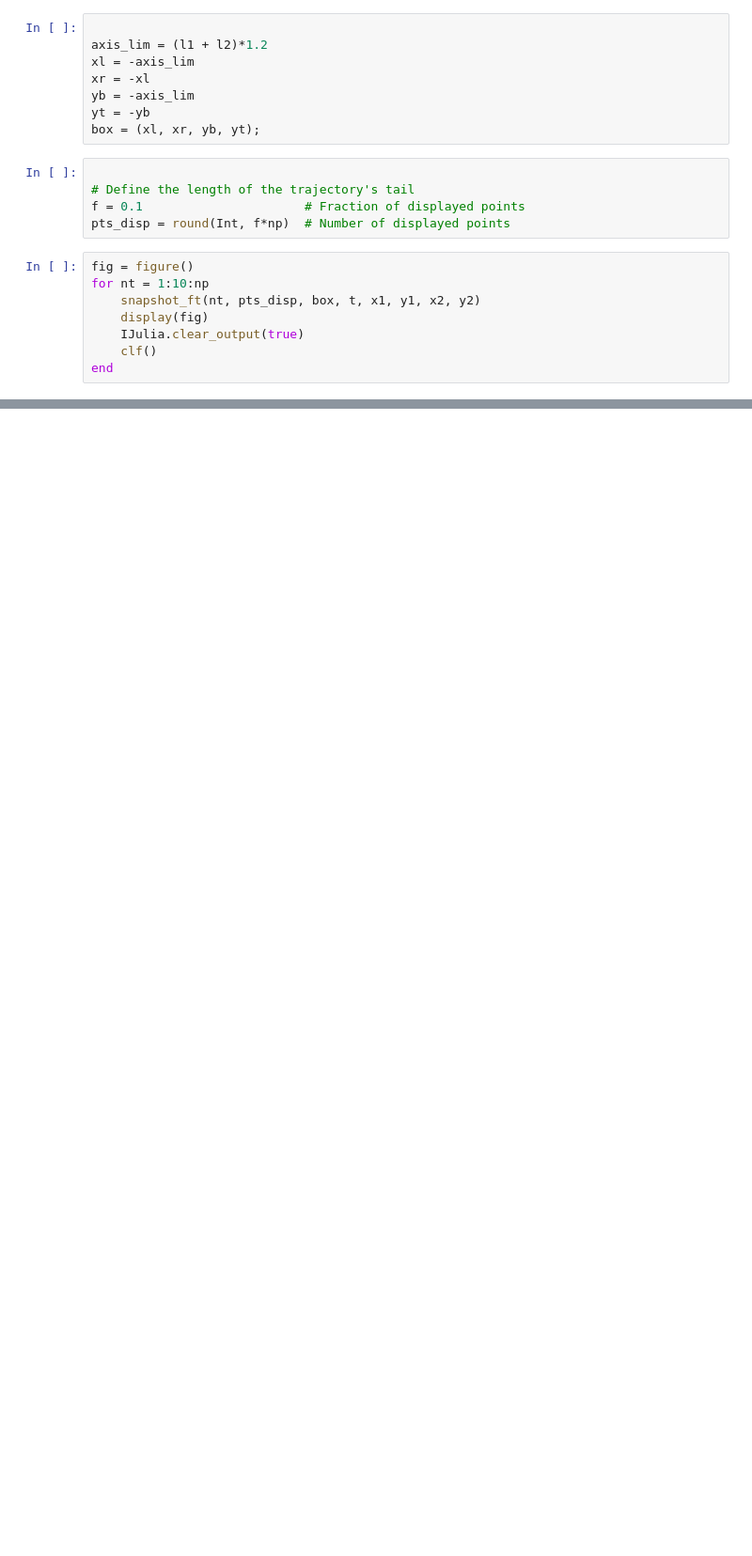
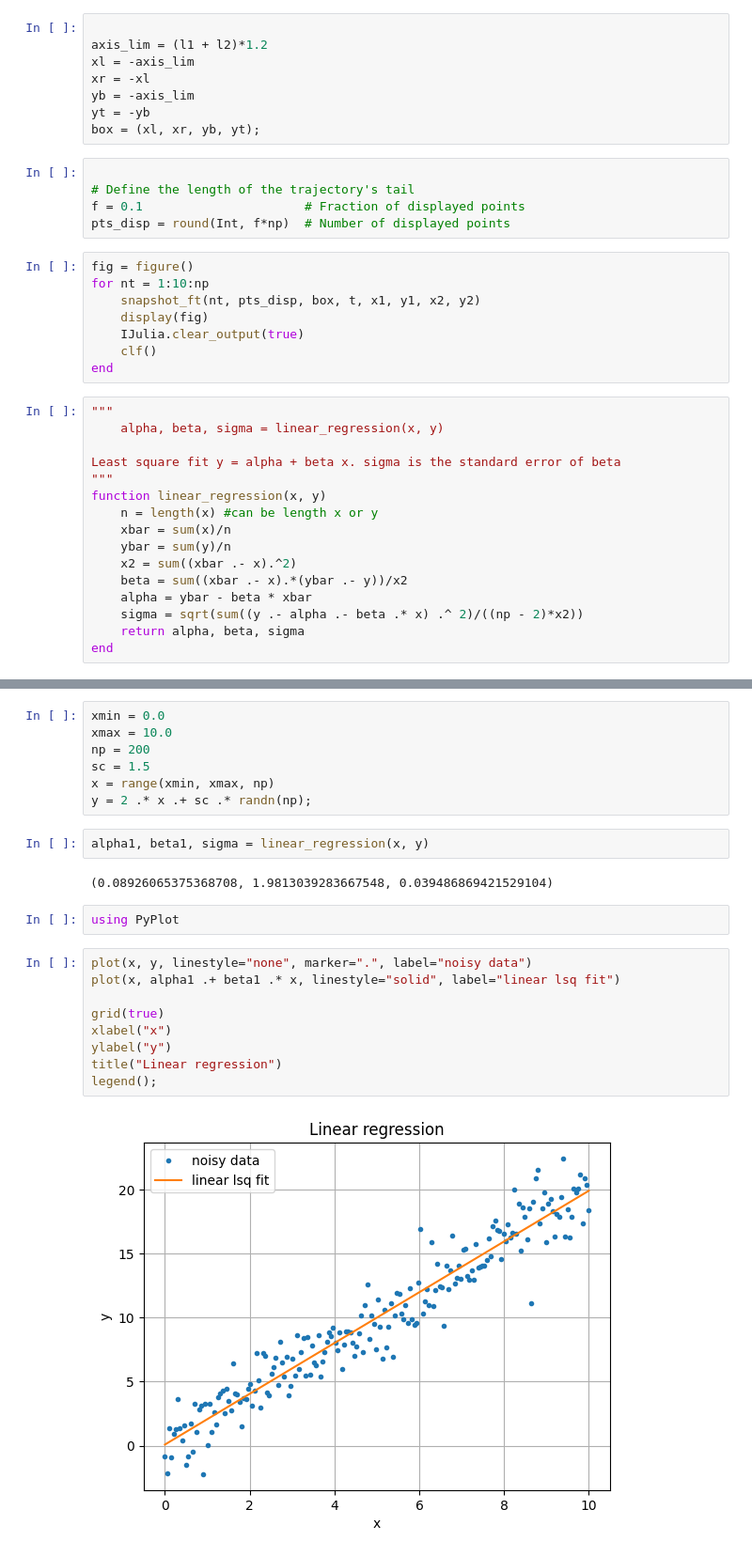
Before and after one commit to PHYS-2200-Computational-Physics-Course/phys2200-lectures-mis16121, a Jupyter notebook: lecture_14/work14.ipynb, the cells around one changed output, grey strips where cells are left out. Shown at 94% size. Drawn from its saved outputs; the diff is of its cells as text; blank space fills up the shorter version.

```diff
--- a/lecture_14/work14.ipynb
+++ b/lecture_14/work14.ipynb
@@ -151,3 +151,19 @@ for nt = 1:10:np
     IJulia.clear_output(true)
     clf()
 end
+# %%
+"""
+    alpha, beta, sigma = linear_regression(x, y)
+
+Least square fit y = alpha + beta x. sigma is the standard error of beta
+"""
+function linear_regression(x, y)
+    n = length(x) #can be length x or y
+    xbar = sum(x)/n
+    ybar = sum(y)/n
+    x2 = sum((xbar .- x).^2)
+    beta = sum((xbar .- x).*(ybar .- y))/x2
+    alpha = ybar - beta * xbar
+    sigma = sqrt(sum((y .- alpha .- beta .* x) .^ 2)/((np - 2)*x2))
+    return alpha, beta, sigma
+end
@@ -153,0 +172,24 @@ end
+# %%
+xmin = 0.0
+xmax = 10.0
+np = 200
+sc = 1.5
+x = range(xmin, xmax, np)
+y = 2 .* x .+ sc .* randn(np);
+# %%
+alpha1, beta1, sigma = linear_regression(x, y)
+# %% [output]
+(0.08926065375368708, 1.9813039283667548, 0.039486869421529104)
+# %%
+using PyPlot
+# %%
+plot(x, y, linestyle="none", marker=".", label="noisy data")
+plot(x, alpha1 .+ beta1 .* x, linestyle="solid", label="linear lsq fit")
+
+grid(true)
+xlabel("x")
+ylabel("y")
+title("Linear regression")
+legend();
+# %% [output]
+[figure, added]
```
Also changed, not shown: parts of 1 cell of this notebook.
